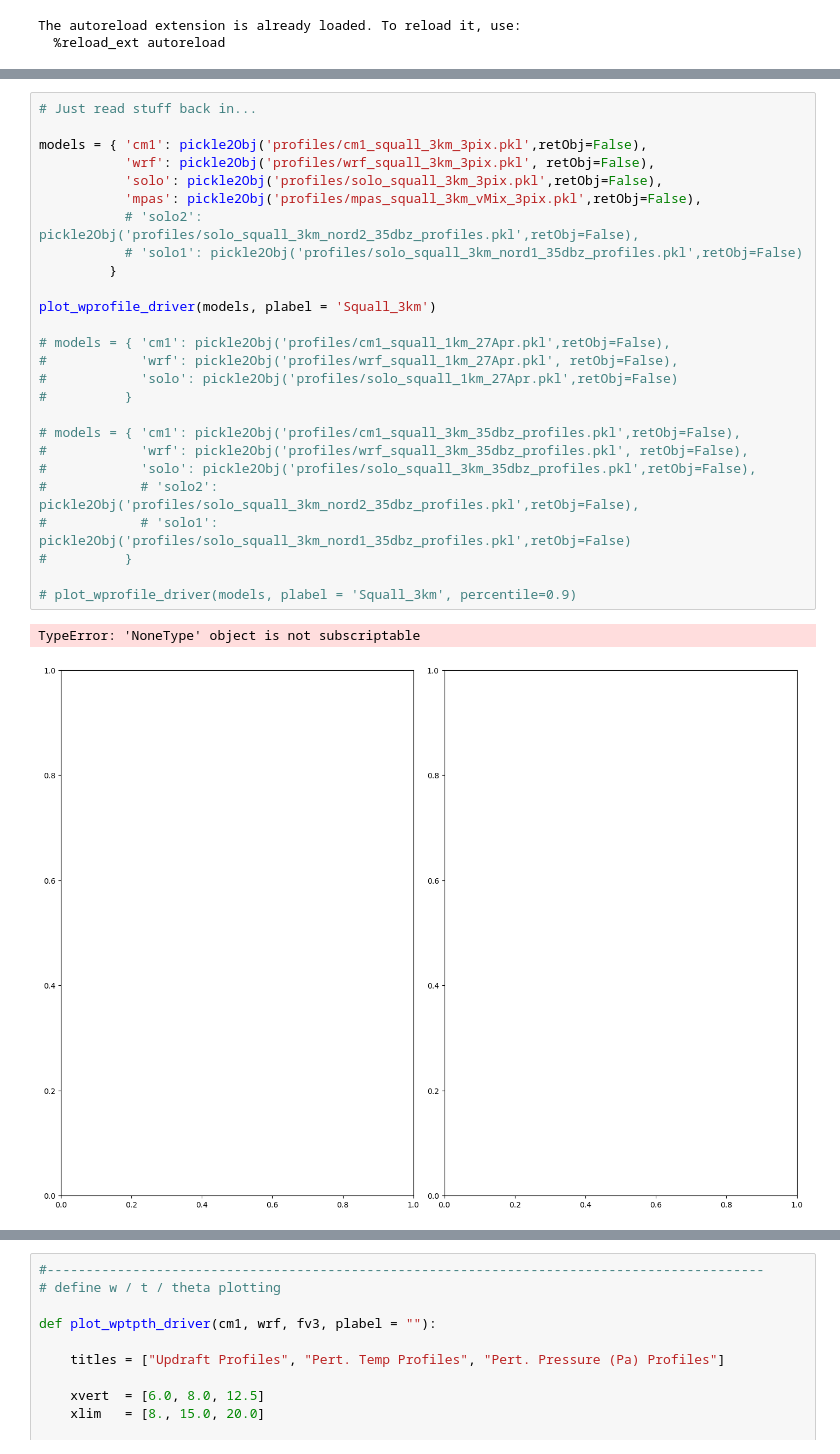
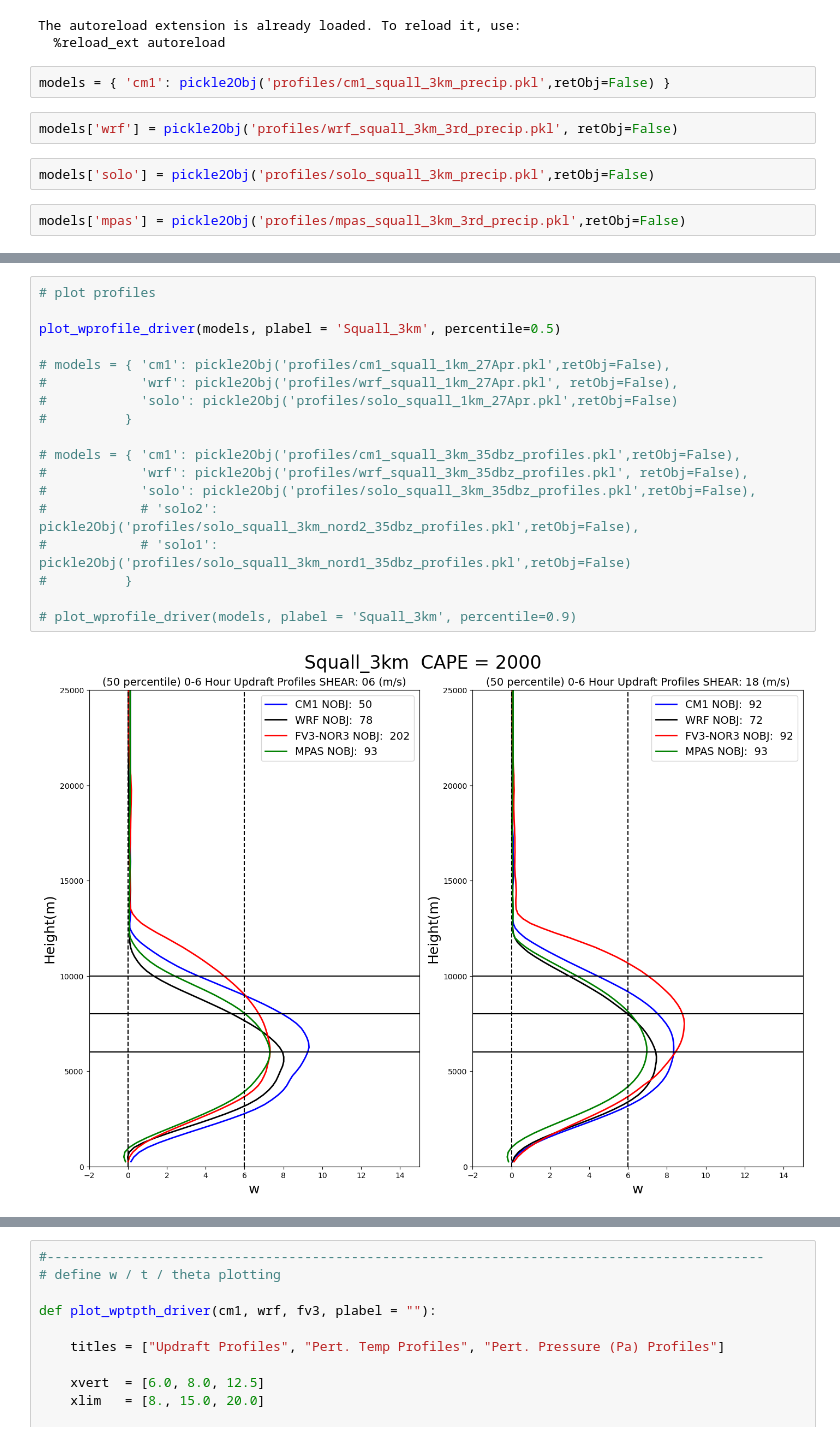
Before and after one commit to louiswicker/CAM_analysis_tools, a Jupyter notebook: ideal_cases/squall_line_profiles_V2.ipynb, the cells around one changed output, grey strips where cells are left out. Cells and saved outputs as stored; diff of their text form.

```diff
--- a/ideal_cases/squall_line_profiles_V2.ipynb
+++ b/ideal_cases/squall_line_profiles_V2.ipynb
@@ -25,6 +25,14 @@ _nthreads = 2
 # %% [output]
 The autoreload extension is already loaded. To reload it, use:
   %reload_ext autoreload
+# %%
+models = { 'cm1': pickle2Obj('profiles/cm1_squall_3km_precip.pkl',retObj=False) }
+# %%
+models['wrf'] = pickle2Obj('profiles/wrf_squall_3km_3rd_precip.pkl', retObj=False)
+# %%
+models['solo'] = pickle2Obj('profiles/solo_squall_3km_precip.pkl',retObj=False)
+# %%
+models['mpas'] = pickle2Obj('profiles/mpas_squall_3km_3rd_precip.pkl',retObj=False)
 # %%
 #--------------------------------------------------------------------------------------------
 def plot_profile(profile, var, zhgts, ax, color, mlabel, step=None, percentile=None, linewidth=2.0, linestyle='solid'):
@@ -122,31 +130,22 @@ def plot_wprofile_driver(models, variable = 'w', step = [1,16], plabel = "", per
 
         plt.show()
 # %%
-# Just read stuff back in...
+# plot profiles
 
-models = { 'cm1': pickle2Obj('profiles/cm1_squall_3km_3pix.pkl',retObj=False),
-           'wrf': pickle2Obj('profiles/wrf_squall_3km_3pix.pkl', retObj=False),
-           'solo': pickle2Obj('profiles/solo_squall_3km_3pix.pkl',retObj=False),
-           'mpas': pickle2Obj('profiles/mpas_squall_3km_vMix_3pix.pkl',retObj=False),
-           # 'solo2': pickle2Obj('profiles/solo_squall_3km_nord2_35dbz_profiles.pkl',retObj=False),
-           # 'solo1': pickle2Obj('profiles/solo_squall_3km_nord1_35dbz_profiles.pkl',retObj=False)
-         }
-
-plot_wprofile_driver(models, plabel = 'Squall_3km')
+plot_wprofile_driver(models, plabel = 'Squall_3km', percentile=0.5)
 
 # models = { 'cm1': pickle2Obj('profiles/cm1_squall_1km_27Apr.pkl',retObj=False),
 #            'wrf': pickle2Obj('profiles/wrf_squall_1km_27Apr.pkl', retObj=False),
 #            'solo': pickle2Obj('profiles/solo_squall_1km_27Apr.pkl',retObj=False)
 #          }
 
 # models = { 'cm1': pickle2Obj('profiles/cm1_squall_3km_35dbz_profiles.pkl',retObj=False),
 #            'wrf': pickle2Obj('profiles/wrf_squall_3km_35dbz_profiles.pkl', retObj=False),
 #            'solo': pickle2Obj('profiles/solo_squall_3km_35dbz_profiles.pkl',retObj=False),
 #            # 'solo2': pickle2Obj('profiles/solo_squall_3km_nord2_35dbz_profiles.pkl',retObj=False),
 #            # 'solo1': pickle2Obj('profiles/solo_squall_3km_nord1_35dbz_profiles.pkl',retObj=False)
 #          }
 
 # plot_wprofile_driver(models, plabel = 'Squall_3km', percentile=0.9)
 # %% [output]
-TypeError: 'NoneType' object is not subscriptable
-[figure, old version]
+[figure, new version]
```
Also changed, not shown: parts of 8 cells of this notebook, 11 other files.
